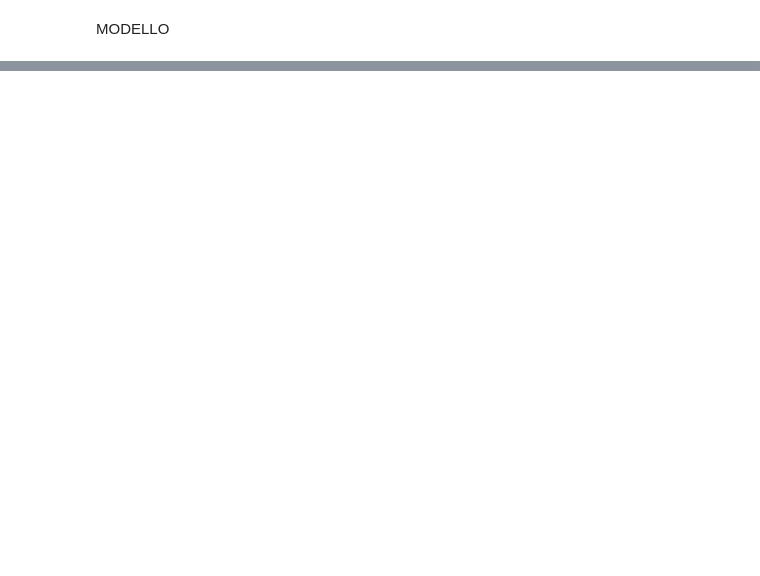
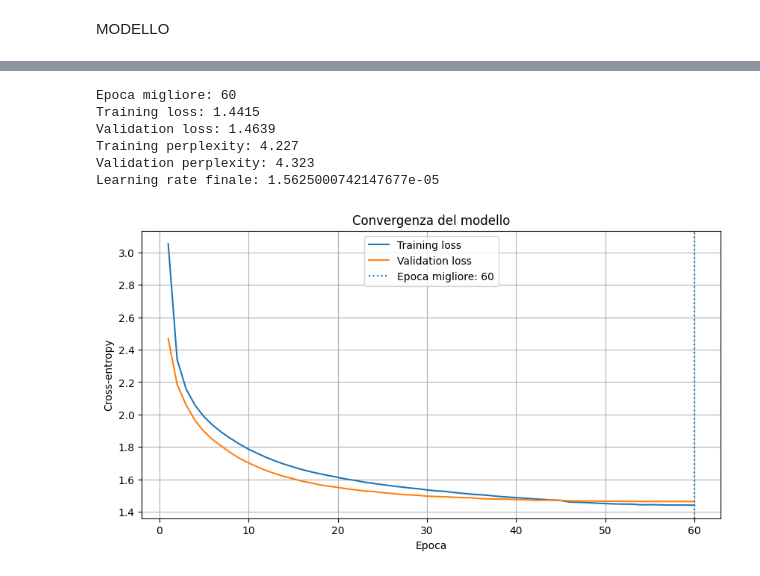
Before and after one commit to UbertiB/Epicode_Python_AI_MachineLearning, a Jupyter notebook: PYTHON/Modulo_4/6_RetiRicorrenti/Progetto.ipynb, the cells around one changed output, grey strips where cells are left out. Cells and saved outputs as stored; diff of their text form; code cells hidden in the pictures; blank space fills up the shorter version.

```diff
--- a/PYTHON/Modulo_4/6_RetiRicorrenti/Progetto.ipynb
+++ b/PYTHON/Modulo_4/6_RetiRicorrenti/Progetto.ipynb
@@ -202,8 +229,3 @@ dataset = (
-# %%
-#parametri
-
-embedding_dim = 128
-rnn_units = 256
 # %% [markdown]
 MODELLO
 # %%
@@ -423,0 +380,46 @@ come l'uom che di là da l'altro con l'altro scheggio
+# %%
+train_loss = np.array(history.history["loss"])
+val_loss = np.array(history.history["val_loss"])
+
+best_epoch = int(np.argmin(val_loss)) + 1
+best_val_loss = float(np.min(val_loss))
+best_train_loss = float(train_loss[best_epoch - 1])
+
+train_perplexity = float(np.exp(best_train_loss))
+val_perplexity = float(np.exp(best_val_loss))
+
+print(f"Epoca migliore: {best_epoch}")
+print(f"Training loss: {best_train_loss:.4f}")
+print(f"Validation loss: {best_val_loss:.4f}")
+print(f"Training perplexity: {train_perplexity:.3f}")
+print(f"Validation perplexity: {val_perplexity:.3f}")
+print(
+    "Learning rate finale:",
+    float(keras.ops.convert_to_numpy(model.optimizer.learning_rate))
+)
+# %% [output]
+Epoca migliore: 60
+Training loss: 1.4415
+Validation loss: 1.4639
+Training perplexity: 4.227
+Validation perplexity: 4.323
+Learning rate finale: 1.5625000742147677e-05
+# %%
+epoche = range(1, len(train_loss) + 1)
+
+plt.figure(figsize=(10, 5))
+plt.plot(epoche, train_loss, label="Training loss")
+plt.plot(epoche, val_loss, label="Validation loss")
+plt.axvline(
+    best_epoch,
+    linestyle=":",
+    label=f"Epoca migliore: {best_epoch}"
+)
+plt.xlabel("Epoca")
+plt.ylabel("Cross-entropy")
+plt.title("Convergenza del modello")
+plt.legend()
+plt.grid(True)
+plt.show()
+# %% [output]
+[figure, added]
```
Also changed, not shown: parts of 19 cells of this notebook.
